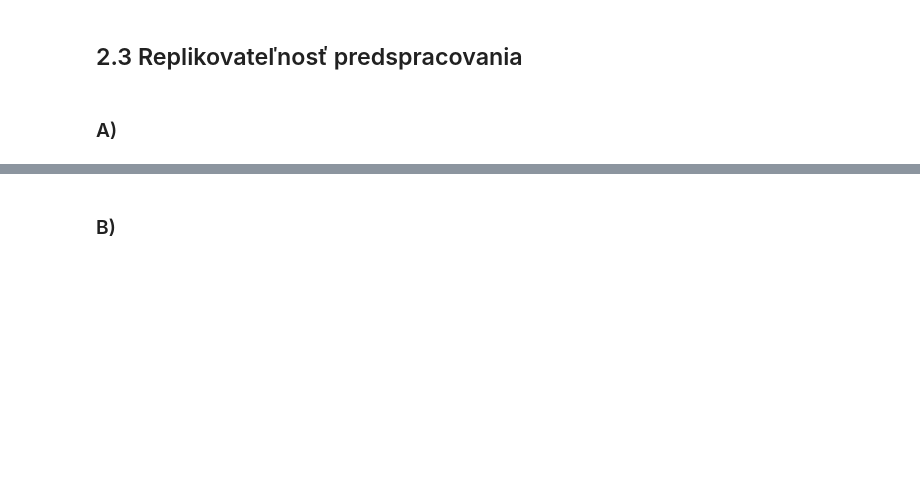
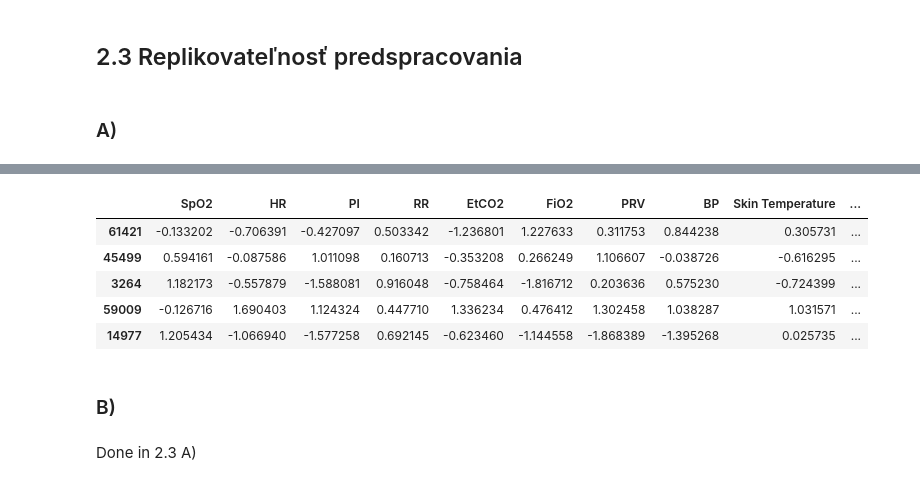
Before and after one commit to xKazimir/IAU_Project, a Jupyter notebook: Project_IAU.ipynb, the cells around one changed output, grey strips where cells are left out. Saved outputs shown, nothing was run; the diff lists cells and outputs as text; code cells hidden in the pictures; blank space fills up the shorter version.

```diff
--- a/Project_IAU.ipynb
+++ b/Project_IAU.ipynb
@@ -2055,2 +2370,13 @@ TypeError: OrdinalEncoder.__init__() got an unexpected keyword argument 'categor
+# %%
+X_test_obs.head()
+# %% [output]
+|  | SpO2 | HR | PI | RR | EtCO2 | FiO2 | PRV | BP | Skin Temperature | ... |
+| 61421 | -0.133202 | -0.706391 | -0.427097 | 0.503342 | -1.236801 | 1.227633 | 0.311753 | 0.844238 | 0.305731 | ... |
+| 45499 | 0.594161 | -0.087586 | 1.011098 | 0.160713 | -0.353208 | 0.266249 | 1.106607 | -0.038726 | -0.616295 | ... |
+| 3264 | 1.182173 | -0.557879 | -1.588081 | 0.916048 | -0.758464 | -1.816712 | 0.203636 | 0.575230 | -0.724399 | ... |
+| 59009 | -0.126716 | 1.690403 | 1.124324 | 0.447710 | 1.336234 | 0.476412 | 1.302458 | 1.038287 | 1.031571 | ... |
+| 14977 | 1.205434 | -1.066940 | -1.577258 | 0.692145 | -0.623460 | -1.144558 | -1.868389 | -1.395268 | 0.025735 | ... |
 # %% [markdown]
 ### B)
+# %% [markdown]
+Done in 2.3 A)
```
Also changed, not shown: parts of 44 cells of this notebook.
